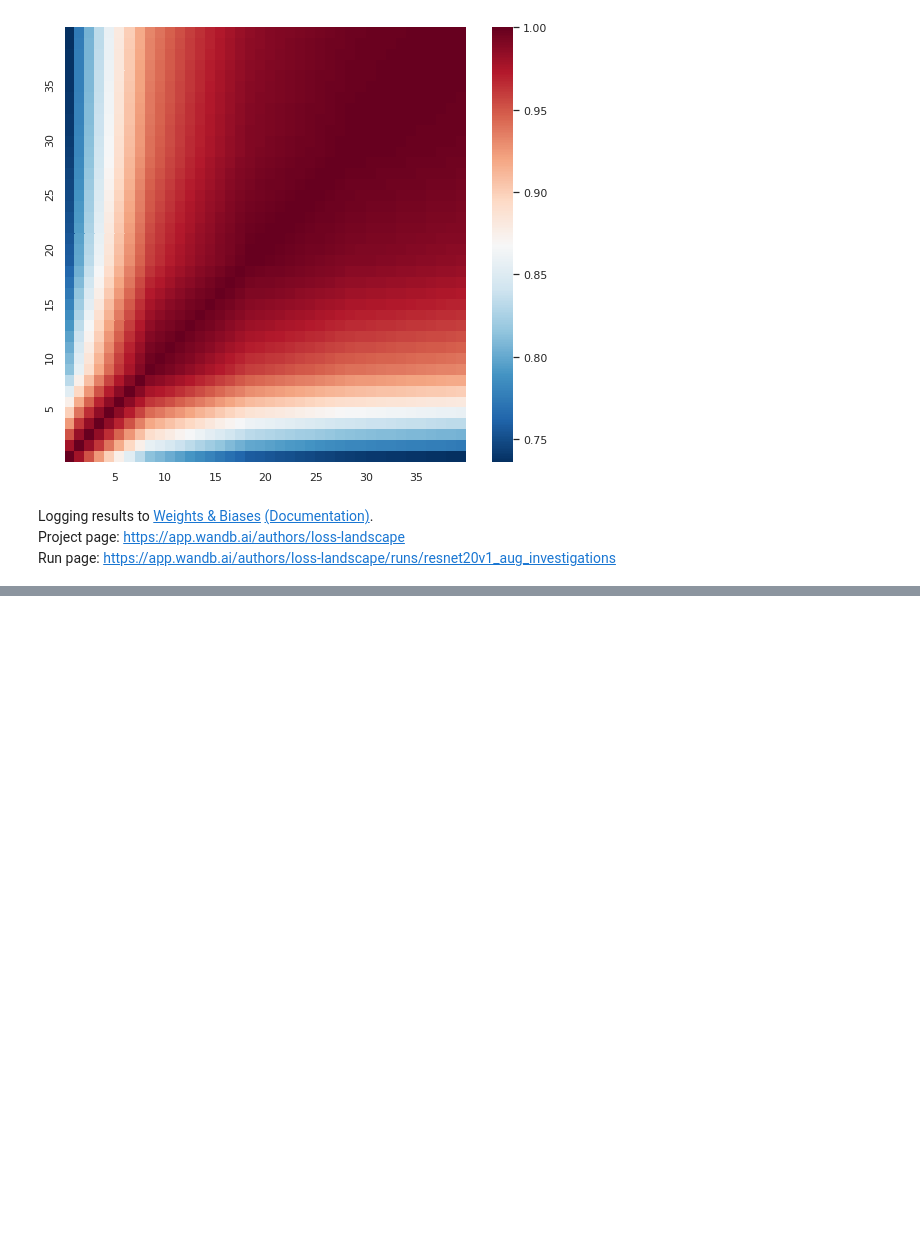
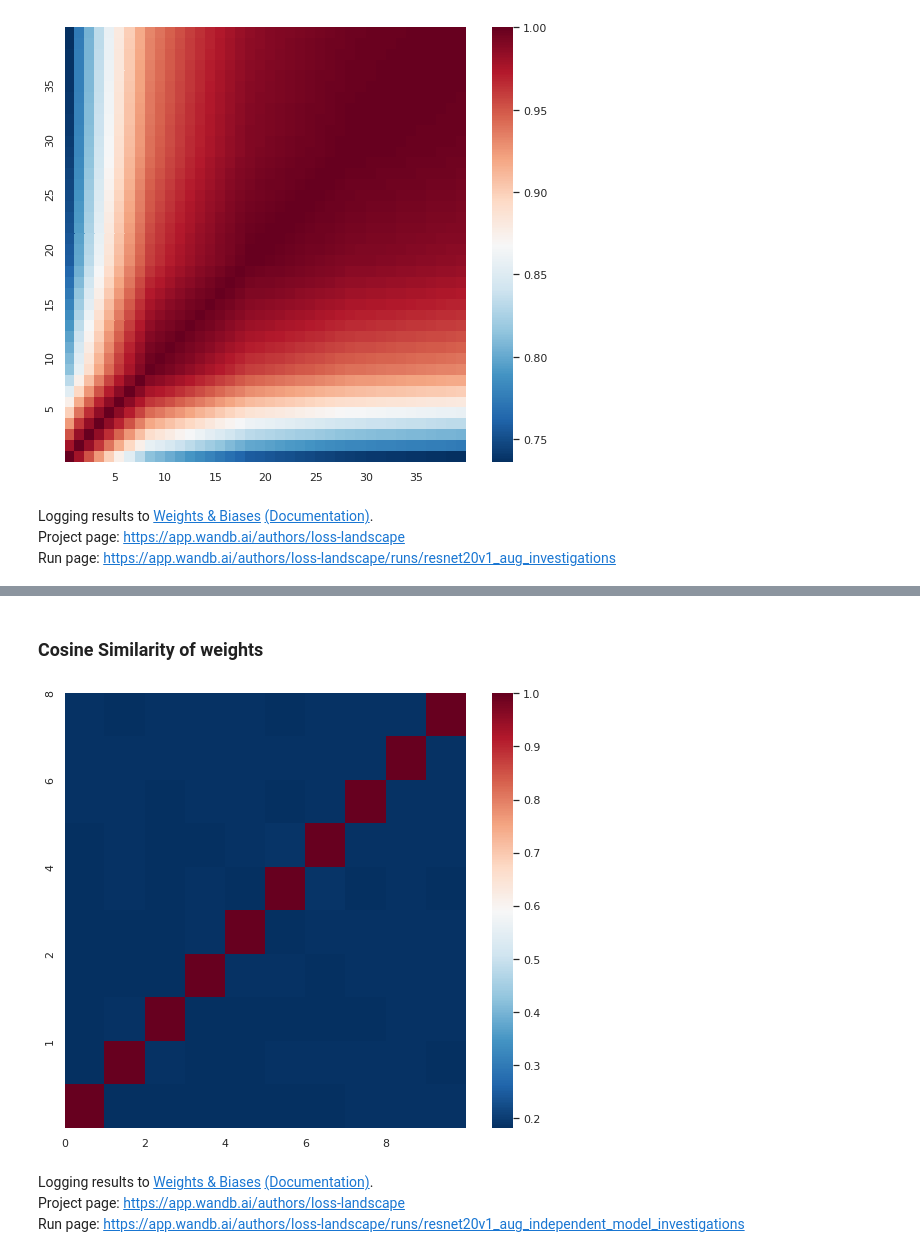
Before and after one commit to ayulockin/LossLandscape, a Jupyter notebook: Visualizing_Function_Space_Similarity_ResNet20v1.ipynb, the cells around one changed output, grey strips where cells are left out. Cells and saved outputs as stored; diff of their text form; code cells hidden in the pictures; blank space fills up the shorter version.

```diff
--- a/Visualizing_Function_Space_Similarity_ResNet20v1.ipynb
+++ b/Visualizing_Function_Space_Similarity_ResNet20v1.ipynb
@@ -216,0 +271,44 @@ Run page: https://app.wandb.ai/authors/loss-landscape/runs/resnet20v1_aug_invest
+# %% [markdown]
+### Cosine Similarity of weights
+# %%
+weights_of_models = []
+for i in tqdm_notebook(range(10)):
+  # load model
+  model = tf.keras.models.load_model('ResNet20v1_CIFAR10_Aug_Diff_Inits/' + independent_ckpts[i])
+  # get predictions for model
+  weights = get_model_weights(model)
+
+  weights_of_models.append(weights)
+# %%
+empty_arr = np.zeros(shape=(10,10))
+
+for i in tqdm_notebook(range(10)):
+  weights1 = weights_of_models[i]
+  for j in range(i, 10):
+    weights2 = weights_of_models[j]
+
+    # compute cosine similarity of weights
+    cos_sim = np.dot(weights1, weights2)/(norm(weights1)*norm(weights2))
+
+    empty_arr[i][j] = cos_sim
+    if i is not j:
+      empty_arr[j][i] = cos_sim
+
+cos_sim_coeff = empty_arr[::-1]
+# %%
+plt.figure(figsize=(9,8))
+sns.heatmap(cos_sim_coeff, cmap='RdBu_r');
+plt.xticks([0,2,4,6,8],[0,2,4,6,8]);
+plt.yticks([0,2,4,6,8],[8,6,4,2,1]);
+
+plt.savefig('independent_functional_similarity.png')
+# %% [output]
+[figure, added]
+# %%
+wandb.init(entity='authors', project='loss-landscape', id='resnet20v1_aug_independent_model_investigations')
+wandb.log({'independent_prediction_disagreement': wandb.Image('independent_prediction_disagreement.png')})
+wandb.log({'independent_functional_similarity': wandb.Image('independent_functional_similarity.png')})
+# %% [output]
+Logging results to Weights & Biases (Documentation).
+Project page: https://app.wandb.ai/authors/loss-landscape
+Run page: https://app.wandb.ai/authors/loss-landscape/runs/resnet20v1_aug_independent_model_investigations
```
Also changed, not shown: parts of 9 cells of this notebook.
